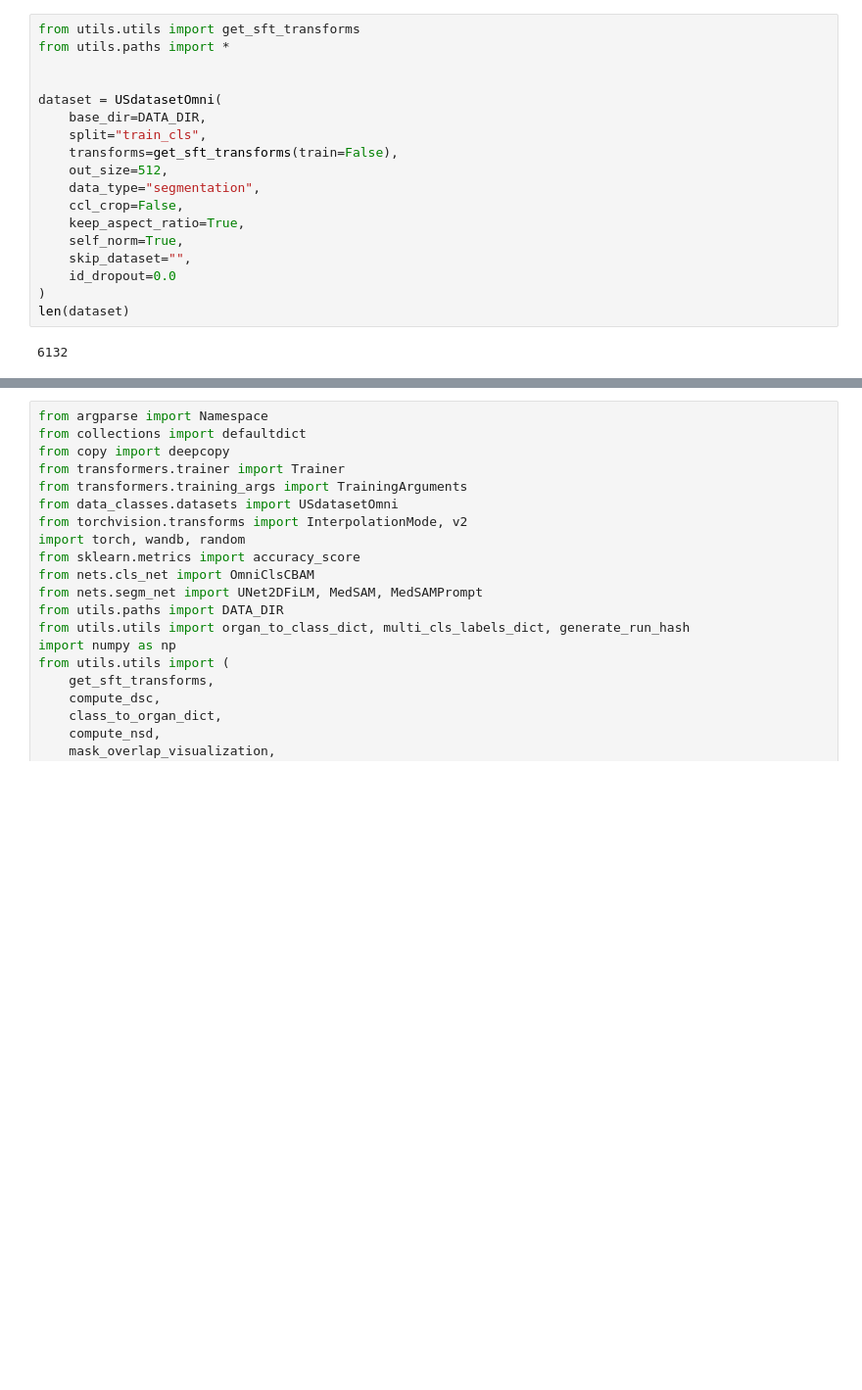
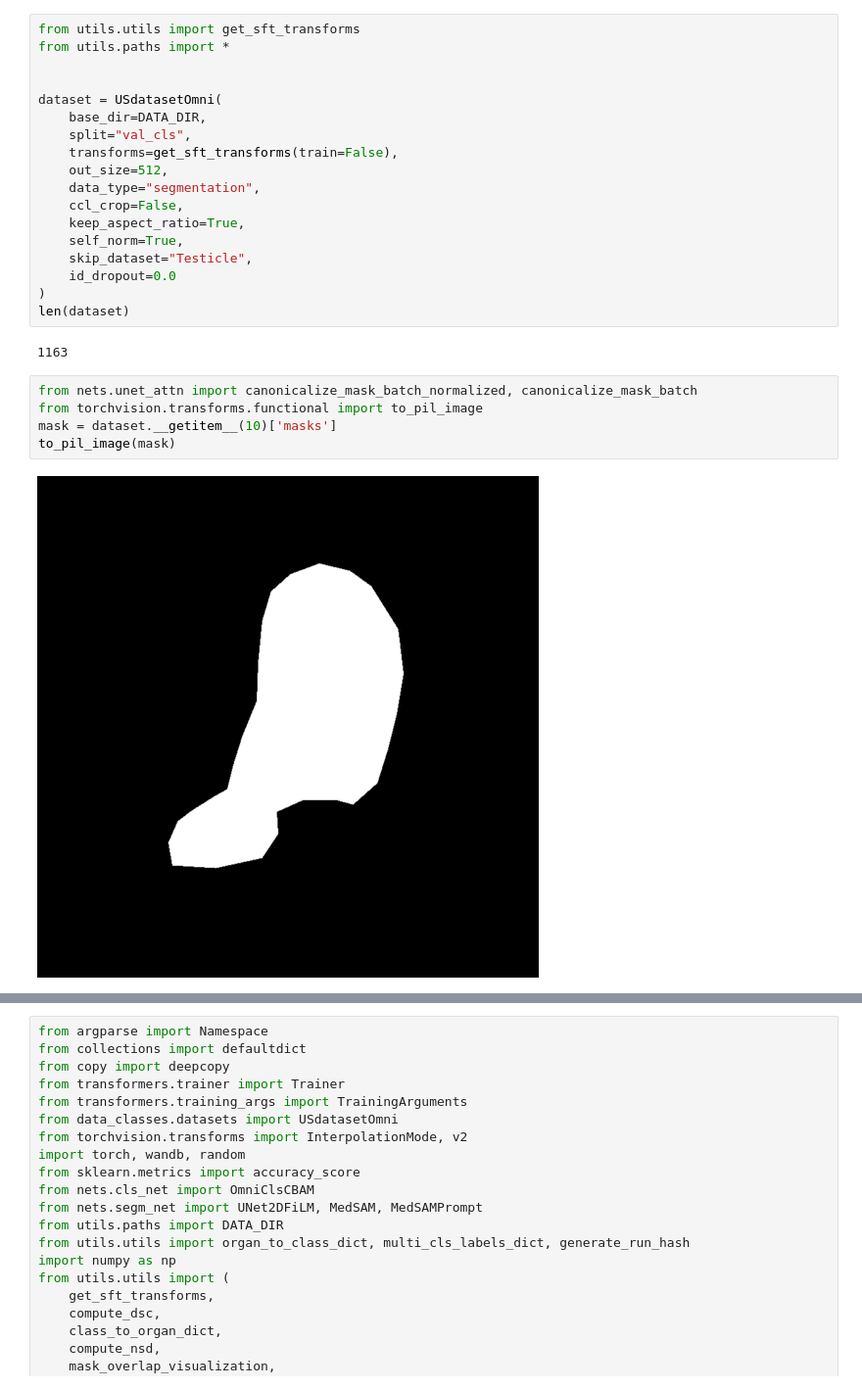
Before and after one commit to AImageLab-zip/US_Cond-UNet, a Jupyter notebook: debug.ipynb, the cells around one changed output, grey strips where cells are left out. Shown at 98% size. Cells and saved outputs as stored; diff of their text form; blank space fills up the shorter version.

```diff
--- a/debug.ipynb
+++ b/debug.ipynb
@@ -44,16 +38,23 @@ from utils.paths import *
 
 dataset = USdatasetOmni(
     base_dir=DATA_DIR,
-    split="train_cls",
+    split="val_cls",
     transforms=get_sft_transforms(train=False),
     out_size=512,
     data_type="segmentation",
     ccl_crop=False,
     keep_aspect_ratio=True,
     self_norm=True,
-    skip_dataset="",
+    skip_dataset="Testicle",
     id_dropout=0.0
 )
 len(dataset)
 # %% [output]
-6132
+1163
+# %%
+from nets.unet_attn import canonicalize_mask_batch_normalized, canonicalize_mask_batch
+from torchvision.transforms.functional import to_pil_image
+mask = dataset.__getitem__(10)['masks']
+to_pil_image(mask)
+# %% [output]
+[figure, added]
```
Also changed, not shown: parts of 13 cells of this notebook, 4 other files.
